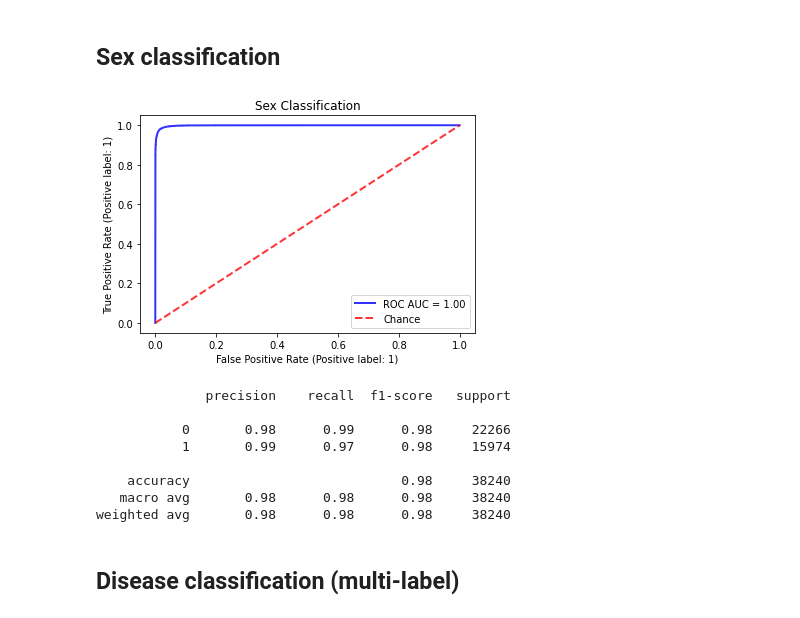
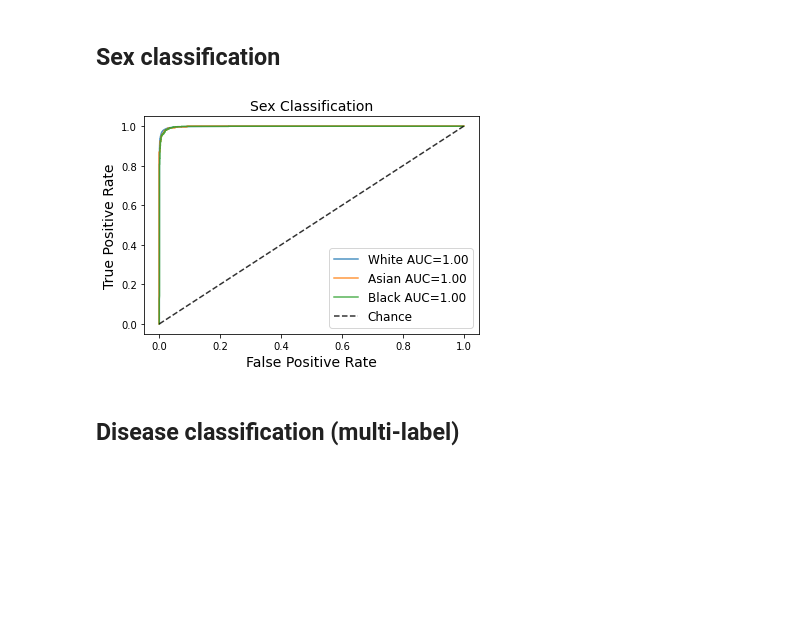
Before and after one commit to biomedia-mira/chexploration, a Jupyter notebook: notebooks/chexpert.predictions.ipynb, the cells around one changed output. Saved outputs shown, nothing was run; the diff lists cells and outputs as text; code cells hidden in the pictures; blank space fills up the shorter version.

```diff
--- a/notebooks/chexpert.predictions.ipynb
+++ b/notebooks/chexpert.predictions.ipynb
@@ -90,29 +83,32 @@ preds_sex_labels = np.argmax(preds_sex, axis=1)
+# %%
+preds_sex = np.stack([cnn_pred_sex_w['class_0'],cnn_pred_sex_w['class_1']]).transpose()
+targets_sex = np.array(cnn_pred_sex_w['target'])
+fpr_w, tpr_w, _ = roc_curve(targets_sex, preds_sex[:,1])
+roc_auc_w = auc(fpr_w, tpr_w)
+
+preds_sex = np.stack([cnn_pred_sex_a['class_0'],cnn_pred_sex_a['class_1']]).transpose()
+targets_sex = np.array(cnn_pred_sex_a['target'])
+fpr_a, tpr_a, _ = roc_curve(targets_sex, preds_sex[:,1])
+roc_auc_a = auc(fpr_a, tpr_a)
+
+preds_sex = np.stack([cnn_pred_sex_b['class_0'],cnn_pred_sex_b['class_1']]).transpose()
+targets_sex = np.array(cnn_pred_sex_b['target'])
+fpr_b, tpr_b, _ = roc_curve(targets_sex, preds_sex[:,1])
+roc_auc_b = auc(fpr_b, tpr_b)
 # %%
-fpr, tpr, _ = roc_curve(targets_sex, preds_sex[:,1])
-roc_auc = auc(fpr, tpr)
-
 fig, ax = plt.subplots()
-plt.plot(fpr, tpr, color='b', lw=2, alpha=.8, label='ROC AUC = %0.2f' % roc_auc)
-ax.plot([0, 1], [0, 1], linestyle='--', lw=2, color='r', label='Chance', alpha=.8)
-plt.xlabel('False Positive Rate (Positive label: 1)')
-plt.ylabel('True Positive Rate (Positive label: 1)')
-plt.legend(loc="lower right")
-ax.set(xlim=[-0.05, 1.05], ylim=[-0.05, 1.05],
-       title="Sex Classification")
+plt.plot(fpr_w, tpr_w, lw=1.5, alpha=.8, label='White AUC=%0.2f' % roc_auc_w)
+plt.plot(fpr_a, tpr_a, lw=1.5, alpha=.8, label='Asian AUC=%0.2f' % roc_auc_a)
+plt.plot(fpr_b, tpr_b, lw=1.5, alpha=.8, label='Black AUC=%0.2f' % roc_auc_b)
+ax.plot([0, 1], [0, 1], linestyle='--', lw=1.5, color='k', label='Chance', alpha=.8)
+plt.xlabel('False Positive Rate', fontsize=14)
+plt.ylabel('True Positive Rate', fontsize=14)
+plt.legend(loc="lower right", fontsize=12)
+plt.title('Sex Classification', fontsize=14)
+ax.set(xlim=[-0.05, 1.05], ylim=[-0.05, 1.05])
 plt.show()
-# fig.savefig("CheXpert-CNN-sex.png", bbox_inches='tight', dpi=300)
-
-report = classification_report(targets_sex,preds_sex_labels)
-print(report)
+# fig.savefig("CNN-sex.png", bbox_inches='tight', dpi=300)
 # %% [output]
-[figure, old version]
+[figure, new version]
-              precision    recall  f1-score   support
-
-           0       0.98      0.99      0.98     22266
-           1       0.99      0.97      0.98     15974
-
-    accuracy                           0.98     38240
-   macro avg       0.98      0.98      0.98     38240
-weighted avg       0.98      0.98      0.98     38240
 # %% [markdown]
 ## Disease classification (multi-label)
```
Also changed, not shown: parts of 13 cells of this notebook, 1 other file.
